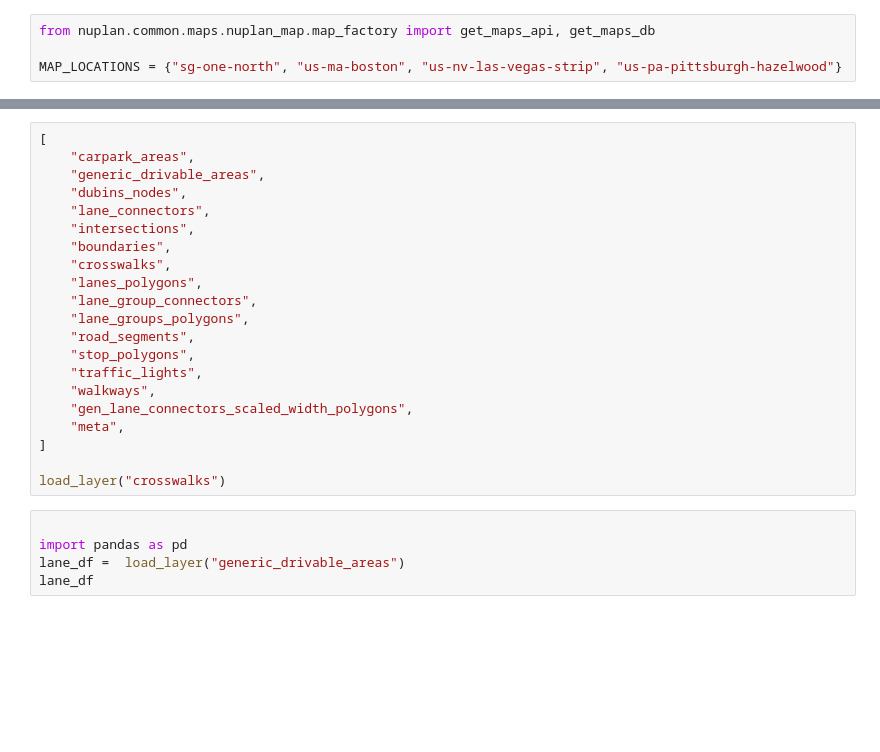
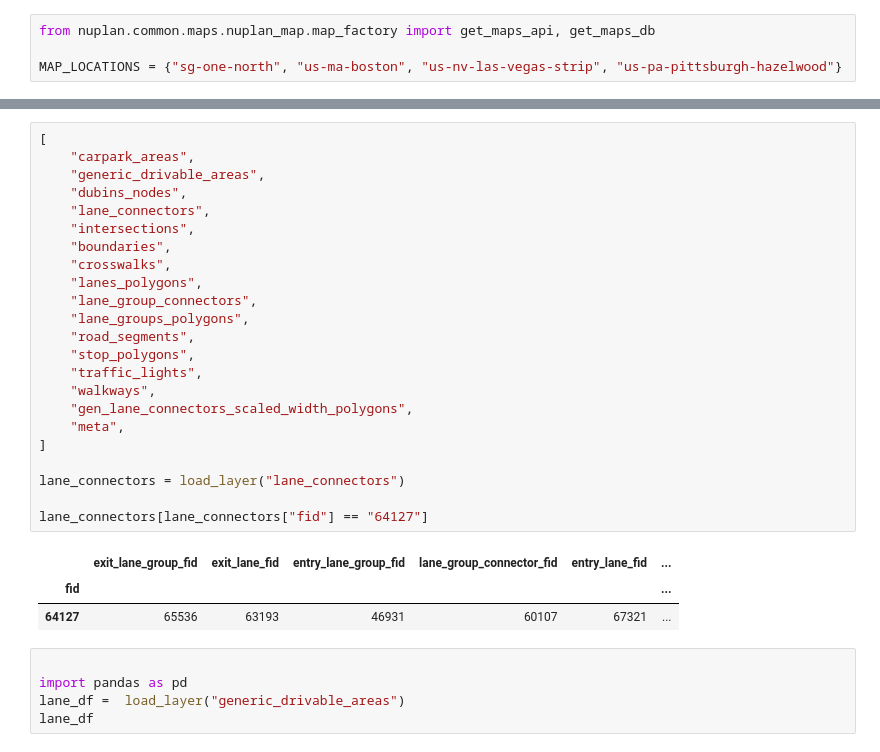
Before and after one commit to autonomousvision/py123d, a Jupyter notebook: notebooks/deprecated/nuplan_map_dataframe.ipynb, the cells around one changed output, grey strips where cells are left out. Drawn from its saved outputs; the diff is of its cells as text; blank space fills up the shorter version.

```diff
--- a/notebooks/deprecated/nuplan_map_dataframe.ipynb
+++ b/notebooks/deprecated/nuplan_map_dataframe.ipynb
@@ -53,24 +67,30 @@ pyogrio.read_dataframe(path_to_gpkg)
 # %%
 [
     "carpark_areas",
     "generic_drivable_areas",
     "dubins_nodes",
     "lane_connectors",
     "intersections",
     "boundaries",
     "crosswalks",
     "lanes_polygons",
     "lane_group_connectors",
     "lane_groups_polygons",
     "road_segments",
     "stop_polygons",
     "traffic_lights",
     "walkways",
     "gen_lane_connectors_scaled_width_polygons",
     "meta",
 ]
 
-load_layer("crosswalks")
+lane_connectors = load_layer("lane_connectors")
+
+lane_connectors[lane_connectors["fid"] == "64127"]
+# %% [output]
+|  | exit_lane_group_fid | exit_lane_fid | entry_lane_group_fid | lane_group_connector_fid | entry_lane_fid | ... |
+| fid |  |  |  |  |  | ... |
+| 64127 | 65536 | 63193 | 46931 | 60107 | 67321 | ... |
 # %%
 
 import pandas as pd
```
Also changed, not shown: parts of 1 cell of this notebook, 13 other files.
